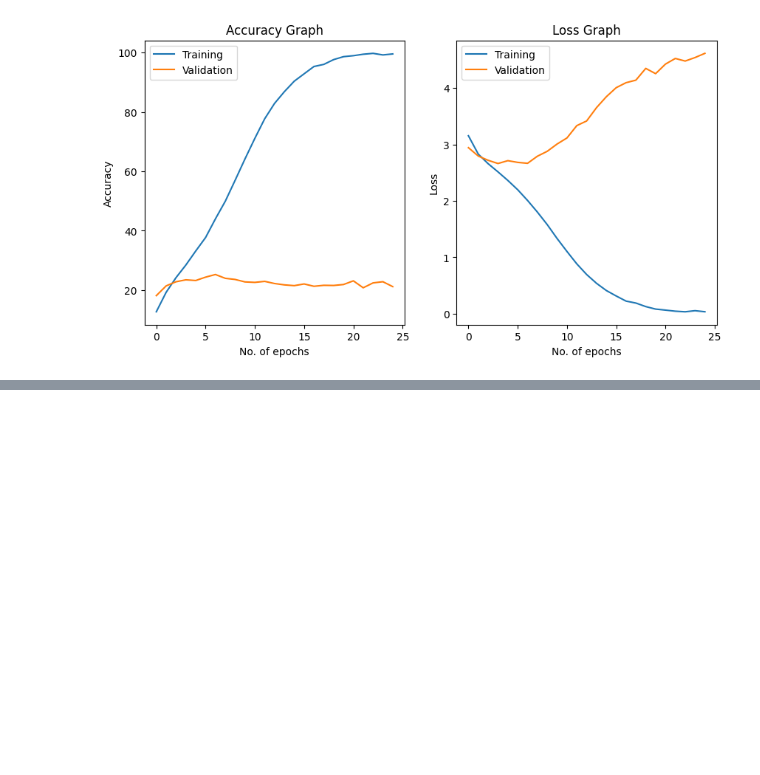
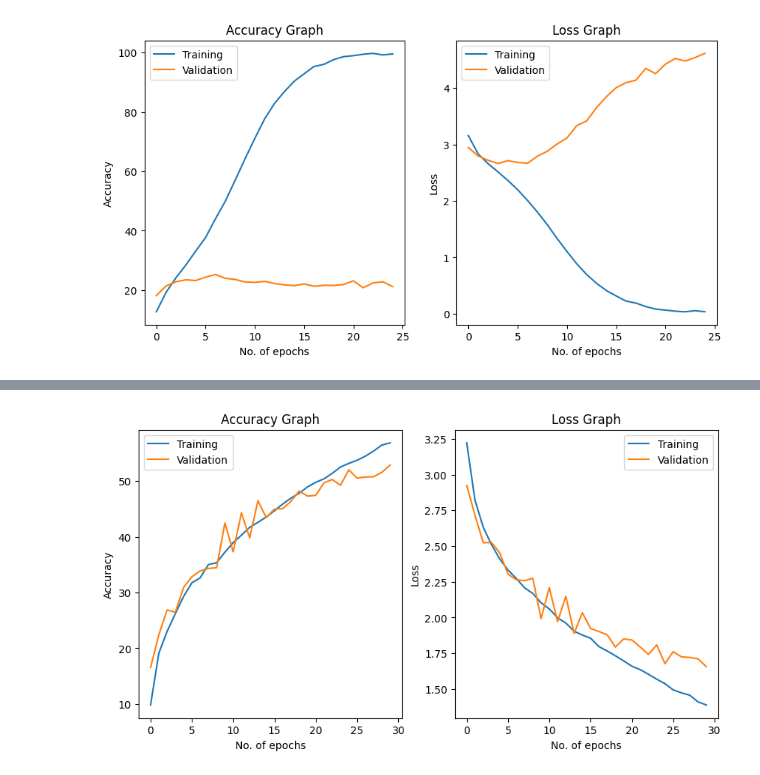
Before and after one commit to AbhAy120204/Computer-vision-image-classification-, a Jupyter notebook: image_classification.ipynb, the cells around one changed output, grey strips where cells are left out. Drawn from its saved outputs; the diff is of its cells as text; code cells hidden in the pictures; blank space fills up the shorter version.

```diff
--- a/image_classification.ipynb
+++ b/image_classification.ipynb
@@ -526,0 +529,16 @@ get_conf_rocc(cnn_model, training_dataloader, validation_dataloader, class_names
+# %%
+train_transform = transforms.Compose([
+    transforms.ToTensor(),
+    transforms.RandomResizedCrop(64, scale=(0.8, 1.0), ratio=(0.8, 1.2)),
+    transforms.ColorJitter(hue=0.1, saturation=0.5, brightness=0.5),
+    transforms.RandomHorizontalFlip(p=0.5),
+    transforms.RandomRotation(4),
+    transforms.RandomAutocontrast(0.5),
+    transforms.RandomAdjustSharpness(sharpness_factor=2),
+    transforms.GaussianBlur(3),
+    transforms.Normalize((0.5, 0.5, 0.5), (0.5, 0.5, 0.5))
+])
+
+
+# Load the training and validation datasets, and create dataloaders for them
+training_dataset, validation_dataset, training_dataloader, validation_dataloader, class_names = dataloading(train_transform)
@@ -526,0 +622,50 @@ get_conf_rocc(cnn_model, training_dataloader, validation_dataloader, class_names
+# %%
+# This function will train and validate the model for specific number of epochs
+def cnn_dropmodel_train(model, num_epochs, lr, filename):
+    train_loss_list = []
+    train_acc_list = []
+    val_loss_list = []
+    val_acc_list = []
+
+    criterion = model.loss_function()
+    optimizer = model.optimizer_function(learning_rate = lr)
+
+    train_loader = training_dataloader
+    val_loader = validation_dataloader
+
+    # Loop over the specified number of epochs
+    for epoch in range(num_epochs):
+        train_loss, train_acc = train(model, train_loader, criterion, optimizer, device)
+        val_loss, val_acc = validate(model, val_loader, criterion, device)
+
+        train_loss_list.append(train_loss)
+        train_acc_list.append(train_acc)
+        val_loss_list.append(val_loss)
+        val_acc_list.append(val_acc)
+
+        print(f"Epoch: {epoch+1}/{num_epochs} Train Loss: {train_loss:.4f}, Train Accuracy: {train_acc:.2f}%, Validation Loss: {val_loss:.4f}, Validation Accuracy: {val_acc:.2f}% ")
+
+    # Save the training and validation loss and accuracy values to a CSV file
+    df = pd.DataFrame({'Training Accuracy': train_acc_list, 'Training Loss': train_loss_list, 'Validation Accuracy': val_acc_list, 'Validation Loss': val_loss_list})
+    df.to_csv(filename, index=False)
+
+# saving the starting time to calculate the excution time of the model
+start_time = time.time()
+
+# Creating an instance of the CNN class
+cnn_dropmodel = CNN_DropOut(input_size = 8 * 8,num_classes = 30).to(device)
+
+# Train the CNN model with 30 epochs and a learning rate of 0.001
+cnn_dropmodel_train(cnn_dropmodel, num_epochs = 30, lr = 0.001, filename = "cnn_dropmodel.csv")
+
+# saving the end time to calculate the excution time of the model
+end_time = time.time()
+
+dropout_exectime = end_time - start_time
+
+# save the model
+torch.save(cnn_dropmodel.state_dict(), "/kaggle/working/cnn_dropmodel.pt")
+
+# Display the graph of training and validation accuracy and loss across each epoch
+plotgraph(filename = "cnn_dropmodel.csv", num_epochs = 30)
+# %% [output]
@@ -526,0 +689 @@ get_conf_rocc(cnn_model, training_dataloader, validation_dataloader, class_names
+[figure, added]
```
Also changed, not shown: parts of 6 cells of this notebook.
